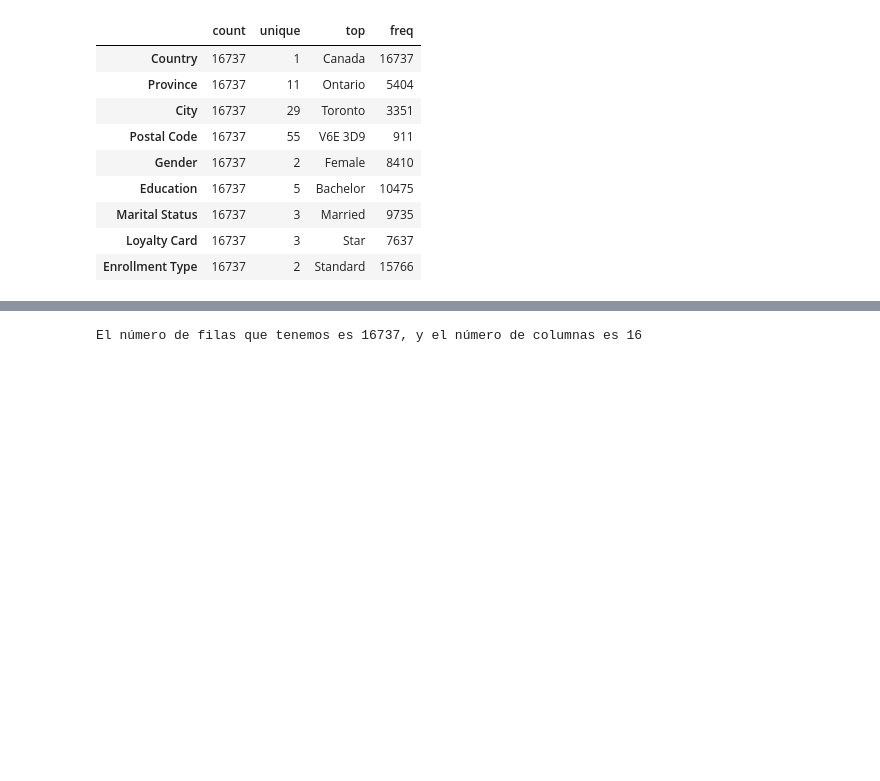
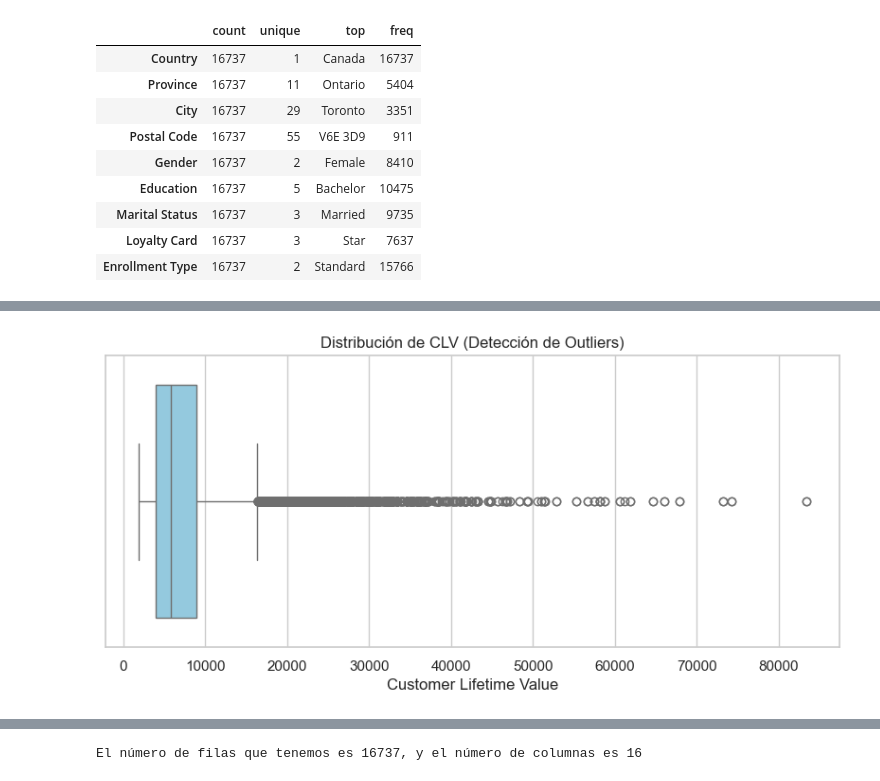
Before and after one commit to Adalab/bda-modulo-3-evaluacion-final-rociomondel98-ai, a Jupyter notebook: eda_prueba.ipynb, the cells around one changed output, grey strips where cells are left out. Cells and saved outputs as stored; diff of their text form; code cells hidden in the pictures; blank space fills up the shorter version.

```diff
--- a/eda_prueba.ipynb
+++ b/eda_prueba.ipynb
@@ -218,0 +234,14 @@ df_2.describe(include='str').T
+# %%
+# Configuramos el estilo
+sns.set_theme(style="whitegrid")
+
+plt.figure(figsize=(10, 4))
+sns.boxplot(x=df_2['CLV'], color="skyblue")
+
+plt.title('Distribución de CLV (Detección de Outliers)')
+plt.xlabel('Customer Lifetime Value')
+plt.show()
+
+#Los outliers son los clientes de alto valor para la empresa y la media está sesgada por ellos.
+# %% [output]
+[figure, added]
```
Also changed, not shown: parts of 22 cells of this notebook.
